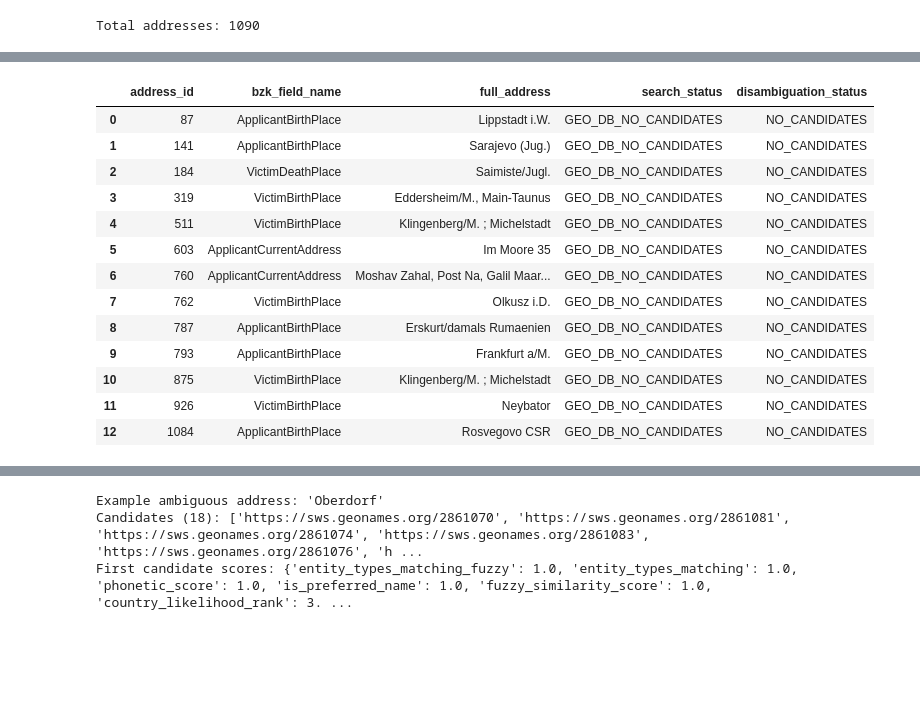
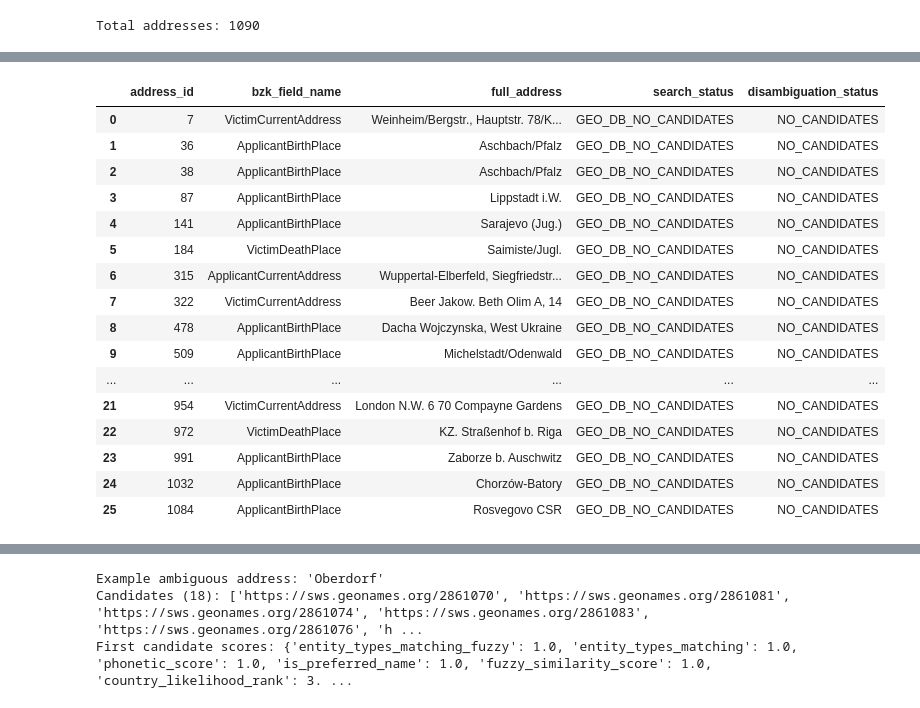
Before and after one commit to ISE-FIZKarlsruhe/bzk-address-parsing, a Jupyter notebook: entity_linking.ipynb, the cells around one changed output, grey strips where cells are left out. Drawn from its saved outputs; the diff is of its cells as text; code cells hidden in the pictures; blank space fills up the shorter version.

```diff
--- a/entity_linking.ipynb
+++ b/entity_linking.ipynb
@@ -234,12 +316,12 @@ def _finest_entity(outcome: entity_linking.LinkingOutcome):
     return next((e for e in outcome.linked_entities if e.entity_type == outcome.entity_type), None)
 
 
-gt_disambiguated_addresses = []
-for row, outcome in zip(bzkopen_merged.itertuples(), gt_outcomes):
+disambiguated_addresses = []
+for row, outcome in zip(bzkopen_merged.itertuples(), outcomes):
     if outcome.iri is None:
         continue
     finest = _finest_entity(outcome)
-    gt_disambiguated_addresses.append(dict(
+    disambiguated_addresses.append(dict(
         card_id=row.card_id,
         address_id=row.address_id,
         bzk_field_name=row.field,
@@ -252,8 +334,8 @@ for row, outcome in zip(bzkopen_merged.itertuples(), gt_outcomes):
         search_status=outcome.search_status,
         child_parent_likelihood=outcome.disambiguation_scores.get("child_parent_likelihood"),
     ))
-gt_disambiguated_addresses = pd.DataFrame(gt_disambiguated_addresses)
-gt_disambiguated_addresses
+disambiguated_addresses = pd.DataFrame(disambiguated_addresses)
+disambiguated_addresses
 # %% [output]
 |  | card_id | address_id | bzk_field_name | full_address | raw_address_part | matched_name | country | iri | ... |
 | 0 | train_0 | 0 | ApplicantBirthPlace | Ruskowa | Ruskowa | Ruszkowa | Poland | https://sws.geonames.org/759955 | ... |
@@ -372,8 +454,14 @@ Legend:
 indexed_gt = bzkopen_gt.copy()
 indexed_gt["address_id"] = indexed_gt["address_id"].astype(str)
 indexed_gt.set_index("address_id", inplace=True)
+
+def get_entity_for(outcome, entity_type):
+    for entity in outcome.linked_entities:
+        if entity.entity_type == entity_type:
+            return entity
+    return None
 incorrect_or_missing_links = []
-for row, outcome in zip(bzkopen_merged.itertuples(), gt_outcomes):
+for row, outcome, parsed_row in zip(bzkopen_merged.itertuples(), outcomes, parsed_rows):
     true_row = indexed_gt.loc[str(row.address_id)]
     true_iri = true_row["iri"]
     if pd.isna(true_iri):
@@ -389,6 +477,19 @@ for row, outcome in zip(bzkopen_merged.itertuples(), gt_outcomes):
         true_entity_type = _get_link_entity_type(true_row)
         true_raw_text = true_row[true_entity_type]
     pred_iri = normalize_iri(outcome.iri)
+    pred_entity = get_entity_for(outcome, true_entity_type) if true_entity_type is not None else None
+    if pred_entity is not None:
+        pred_raw_text = pred_entity.raw_text
+    elif true_entity_type is not None:
+        # outcome.linked_entities only carries entities GeoDBSearch actually
+        # matched, so it's empty for e.g. a NO_CANDIDATES search; fall back to
+        # the parsed row itself to get the raw text that was searched for
+        # (and failed), keyed by "{prefix}.{entity_type}.text".
+        pred_raw_text = entity_linking._clean_optional_str(
+            parsed_row.get(f"{parsed_row['prefix']}.{true_entity_type}.text")
+        )
+    else:
+        pred_raw_text = None
     if true_iri != pred_iri:
         record = dict(
             address_id=row.address_id,
@@ -399,6 +500,7 @@ for row, outcome in zip(bzkopen_merged.itertuples(), gt_outcomes):
             pred_iri=pred_iri,
             true_entity_type=true_entity_type,
             true_raw_text=true_raw_text,
+            pred_raw_text=pred_raw_text,
             pred_status = outcome.search_status
         )
         finest = _finest_entity(outcome)
@@ -574,12 +670,12 @@ Address 86 ('Ber Schewa Isr., Ruben Halperin Schikun Amidar Nr. 176'):
 from collections import defaultdict
 import matplotlib.pyplot as plt
 country_occurrences = defaultdict(int)
-for outcome in gt_outcomes:
+for outcome in outcomes:
     finest = _finest_entity(outcome)
     if finest is not None and finest.country is not None:
         country_occurrences[finest.country] += 1
 country_occurrences = pd.Series(country_occurrences).sort_values(ascending=False)
-pd.concat([country_occurrences.iloc[:5], pd.Series({"Other": country_occurrences.iloc[5:].sum()})]).plot(kind='pie', title="Entity Linking Country Proportions (ground truth)", autopct='%1.1f%%', ylabel='', figsize=(6,6), colormap='Set3').figure.tight_layout()
+pd.concat([country_occurrences.iloc[:5], pd.Series({"Other": country_occurrences.iloc[5:].sum()})]).plot(kind='pie', title="Entity Linking Country Proportions (regex + LLM parsing)", autopct='%1.1f%%', ylabel='', figsize=(6,6), colormap='Set3').figure.tight_layout()
 with pd.option_context('display.max_rows', None, 'display.max_columns', None):
     display(country_occurrences.to_frame("Count").style.bar(subset=["Count"]).format("{:,.0f}"))
 # %% [output]
@@ -604,35 +700,38 @@ with pd.option_context('display.max_rows', None, 'display.max_columns', None):
 # %%
 # LinkingOutcome only carries metadata for entities that made it into the
 # winning/likely candidate, not for every individual entity GeoDBSearch tried
 # and failed to match; the closest available equivalent is addresses for
 # which the search step ran but came up with no candidates at all.
-gt_unmatched_entities = pd.DataFrame([
+unmatched_entities = pd.DataFrame([
     dict(
         address_id=row.address_id,
         bzk_field_name=row.field,
         full_address=row.FullAddress,
         search_status=outcome.search_status,
         disambiguation_status=outcome.disambiguation_status,
     )
-    for row, outcome in zip(bzkopen_merged.itertuples(), gt_outcomes)
+    for row, outcome in zip(bzkopen_merged.itertuples(), outcomes)
     if outcome.disambiguation_status == entity_linking.DisambiguationStatus.NO_CANDIDATES
 ])
-gt_unmatched_entities
+unmatched_entities
 # %% [output]
 |  | address_id | bzk_field_name | full_address | search_status | disambiguation_status |
-| 0 | 87 | ApplicantBirthPlace | Lippstadt i.W. | GEO_DB_NO_CANDIDATES | NO_CANDIDATES |
-| 1 | 141 | ApplicantBirthPlace | Sarajevo (Jug.) | GEO_DB_NO_CANDIDATES | NO_CANDIDATES |
-| 2 | 184 | VictimDeathPlace | Saimiste/Jugl. | GEO_DB_NO_CANDIDATES | NO_CANDIDATES |
-| 3 | 319 | VictimBirthPlace | Eddersheim/M., Main-Taunus | GEO_DB_NO_CANDIDATES | NO_CANDIDATES |
-| 4 | 511 | VictimBirthPlace | Klingenberg/M. ; Michelstadt | GEO_DB_NO_CANDIDATES | NO_CANDIDATES |
-| 5 | 603 | ApplicantCurrentAddress | Im Moore 35 | GEO_DB_NO_CANDIDATES | NO_CANDIDATES |
-| 6 | 760 | ApplicantCurrentAddress | Moshav Zahal, Post Na, Galil Maar... | GEO_DB_NO_CANDIDATES | NO_CANDIDATES |
-| 7 | 762 | VictimBirthPlace | Olkusz i.D. | GEO_DB_NO_CANDIDATES | NO_CANDIDATES |
-| 8 | 787 | ApplicantBirthPlace | Erskurt/damals Rumaenien | GEO_DB_NO_CANDIDATES | NO_CANDIDATES |
-| 9 | 793 | ApplicantBirthPlace | Frankfurt a/M. | GEO_DB_NO_CANDIDATES | NO_CANDIDATES |
-| 10 | 875 | VictimBirthPlace | Klingenberg/M. ; Michelstadt | GEO_DB_NO_CANDIDATES | NO_CANDIDATES |
-| 11 | 926 | VictimBirthPlace | Neybator | GEO_DB_NO_CANDIDATES | NO_CANDIDATES |
-| 12 | 1084 | ApplicantBirthPlace | Rosvegovo CSR | GEO_DB_NO_CANDIDATES | NO_CANDIDATES |
+| 0 | 7 | VictimCurrentAddress | Weinheim/Bergstr., Hauptstr. 78/K... | GEO_DB_NO_CANDIDATES | NO_CANDIDATES |
+| 1 | 36 | ApplicantBirthPlace | Aschbach/Pfalz | GEO_DB_NO_CANDIDATES | NO_CANDIDATES |
+| 2 | 38 | ApplicantBirthPlace | Aschbach/Pfalz | GEO_DB_NO_CANDIDATES | NO_CANDIDATES |
+| 3 | 87 | ApplicantBirthPlace | Lippstadt i.W. | GEO_DB_NO_CANDIDATES | NO_CANDIDATES |
+| 4 | 141 | ApplicantBirthPlace | Sarajevo (Jug.) | GEO_DB_NO_CANDIDATES | NO_CANDIDATES |
+| 5 | 184 | VictimDeathPlace | Saimiste/Jugl. | GEO_DB_NO_CANDIDATES | NO_CANDIDATES |
+| 6 | 315 | ApplicantCurrentAddress | Wuppertal-Elberfeld, Siegfriedstr... | GEO_DB_NO_CANDIDATES | NO_CANDIDATES |
+| 7 | 322 | VictimCurrentAddress | Beer Jakow. Beth Olim A, 14 | GEO_DB_NO_CANDIDATES | NO_CANDIDATES |
+| 8 | 478 | ApplicantBirthPlace | Dacha Wojczynska, West Ukraine | GEO_DB_NO_CANDIDATES | NO_CANDIDATES |
+| 9 | 509 | ApplicantBirthPlace | Michelstadt/Odenwald | GEO_DB_NO_CANDIDATES | NO_CANDIDATES |
+| ... | ... | ... | ... | ... | ... |
+| 21 | 954 | VictimCurrentAddress | London N.W. 6 70 Compayne Gardens | GEO_DB_NO_CANDIDATES | NO_CANDIDATES |
+| 22 | 972 | VictimDeathPlace | KZ. Straßenhof b. Riga | GEO_DB_NO_CANDIDATES | NO_CANDIDATES |
+| 23 | 991 | ApplicantBirthPlace | Zaborze b. Auschwitz | GEO_DB_NO_CANDIDATES | NO_CANDIDATES |
+| 24 | 1032 | ApplicantBirthPlace | Chorzów-Batory | GEO_DB_NO_CANDIDATES | NO_CANDIDATES |
+| 25 | 1084 | ApplicantBirthPlace | Rosvegovo CSR | GEO_DB_NO_CANDIDATES | NO_CANDIDATES |
 # %%
 # Disambiguation only keeps the first ambiguous candidate's full metadata
 # (see entity_linking.link_field); the other candidates are only available
```
Also changed, not shown: parts of 14 cells of this notebook, 3 other files.
